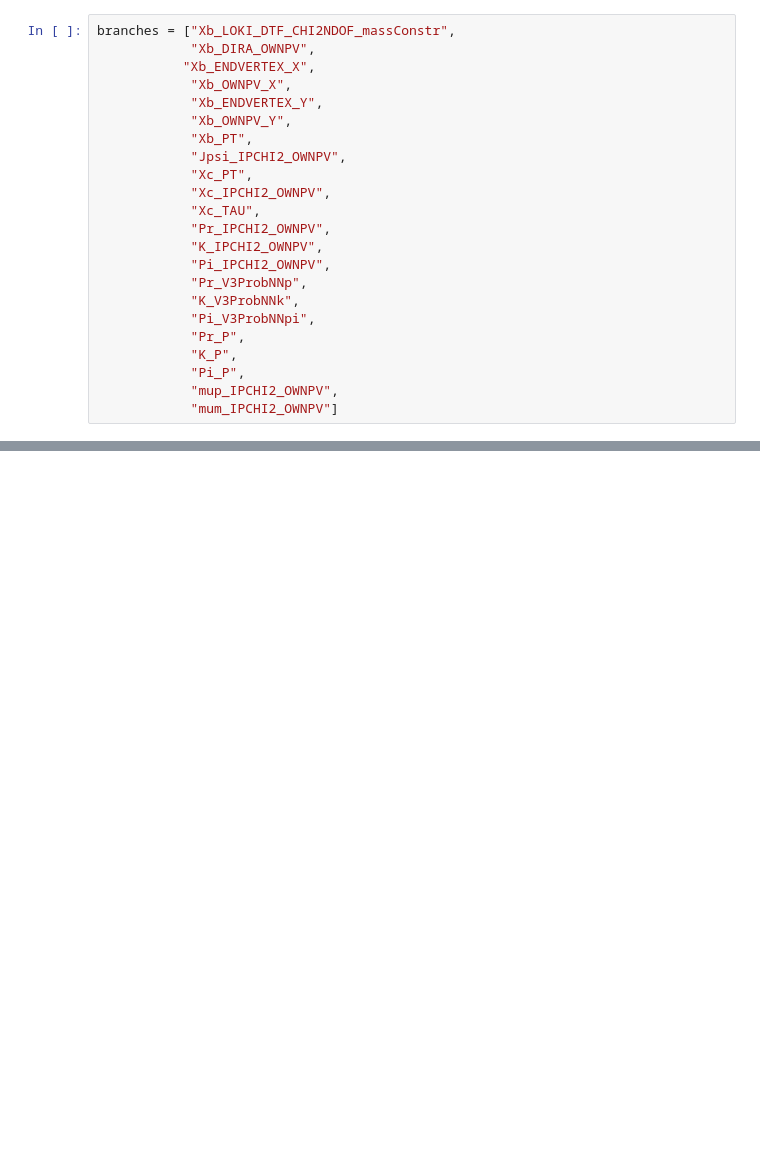
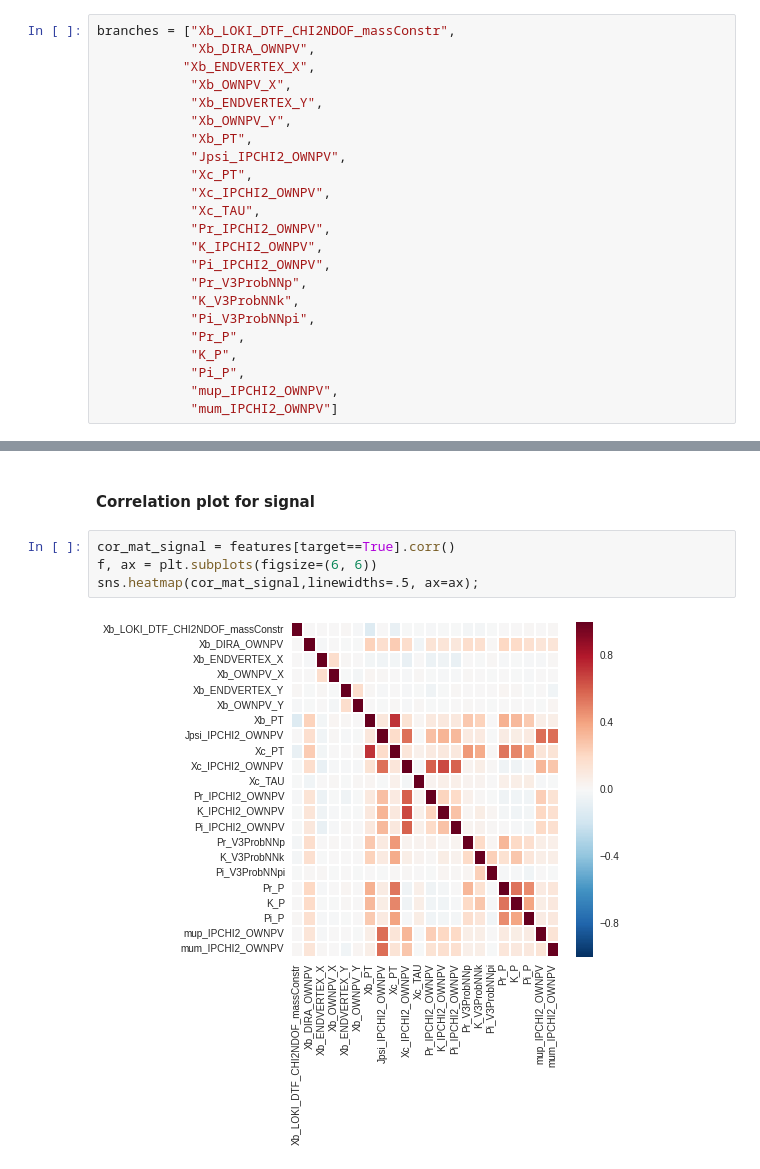
Before and after one commit to adendek/Xibc, a Jupyter notebook: MachineLearning/Xibc2JpisLc/sklearn/BDT-XGboost.ipynb, the cells around one changed output, grey strips where cells are left out. Saved outputs shown, nothing was run; the diff lists cells and outputs as text; blank space fills up the shorter version.

```diff
--- a/MachineLearning/Xibc2JpisLc/sklearn/BDT-XGboost.ipynb
+++ b/MachineLearning/Xibc2JpisLc/sklearn/BDT-XGboost.ipynb
@@ -127,0 +157,8 @@ print_features_histograms(features, target)
+# %% [markdown]
+#### Correlation plot for signal
+# %%
+cor_mat_signal = features[target==True].corr()
+f, ax = plt.subplots(figsize=(6, 6))
+sns.heatmap(cor_mat_signal,linewidths=.5, ax=ax);
+# %% [output]
+[figure, added]
```
Also changed, not shown: parts of 25 cells of this notebook, 4 other files.
